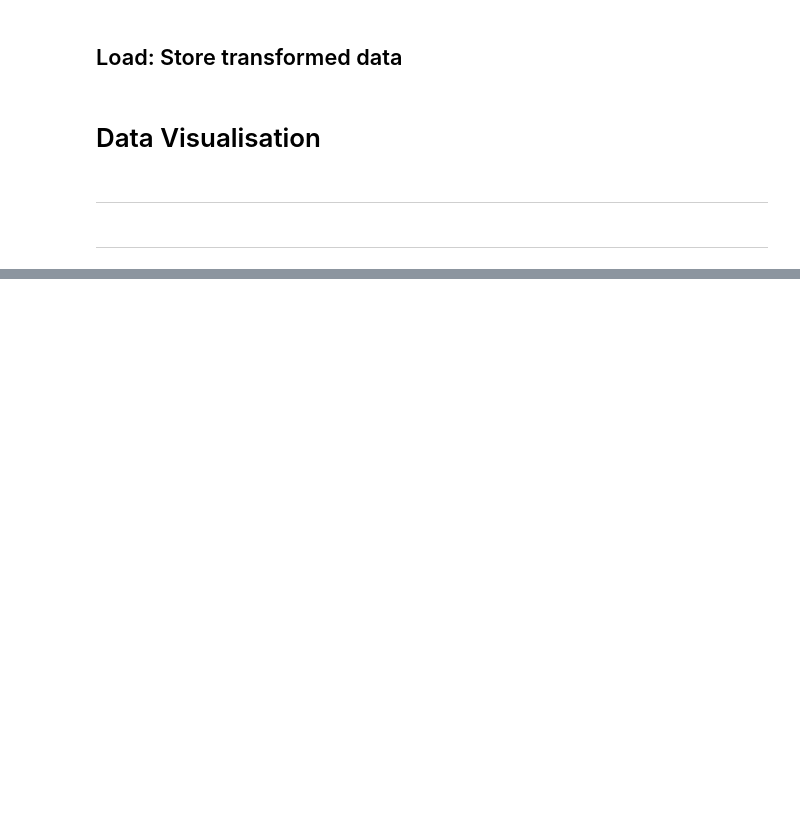
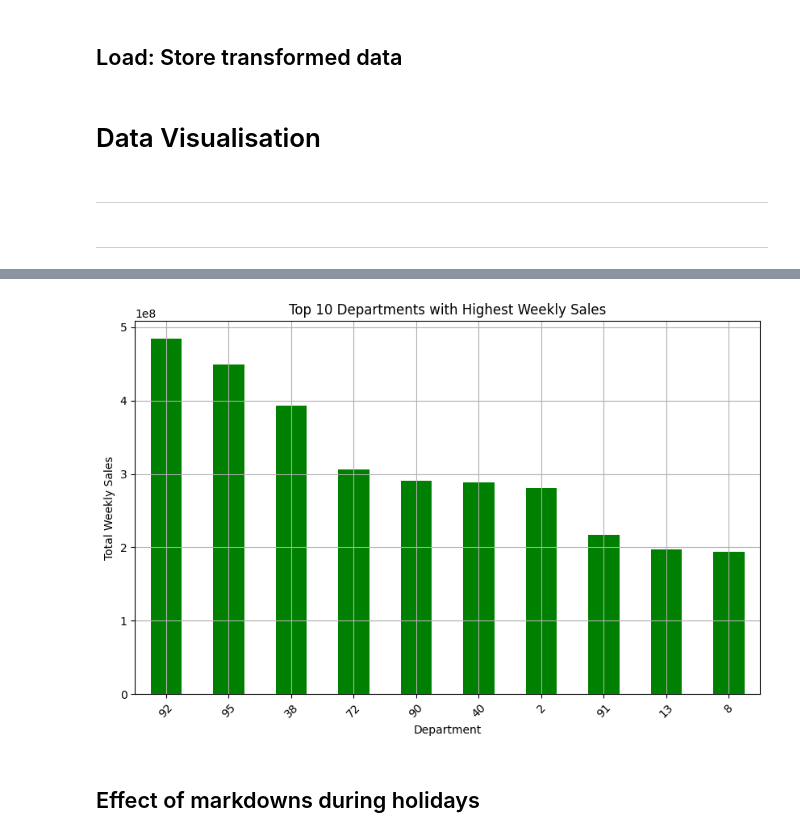
Before and after one commit to Ewa1986/Retail-Sales-Data-Analysis, a Jupyter notebook: jupyter_notebooks/Retail_Sales_Data_Analysis.ipynb, the cells around one changed output, grey strips where cells are left out. Drawn from its saved outputs; the diff is of its cells as text; code cells hidden in the pictures; blank space fills up the shorter version.

```diff
--- a/jupyter_notebooks/Retail_Sales_Data_Analysis.ipynb
+++ b/jupyter_notebooks/Retail_Sales_Data_Analysis.ipynb
@@ -215,0 +262,16 @@ fig.show()
+# %%
+dept_sales = df_retail_data.groupby('Dept')['Weekly_Sales'].sum().sort_values(ascending=False)
+# %%
+top_depts = dept_sales.head(10)
+# %%
+top_depts.plot(kind='bar', figsize=(10, 6), color='green')
+plt.title('Top 10 Departments with Highest Weekly Sales')
+plt.xlabel('Department')
+plt.ylabel('Total Weekly Sales')
+plt.xticks(rotation=45)
+plt.grid(True)
+plt.show()
+# %% [output]
+[figure, added]
+# %% [markdown]
+## Effect of markdowns during holidays
```
Also changed, not shown: parts of 14 cells of this notebook.
